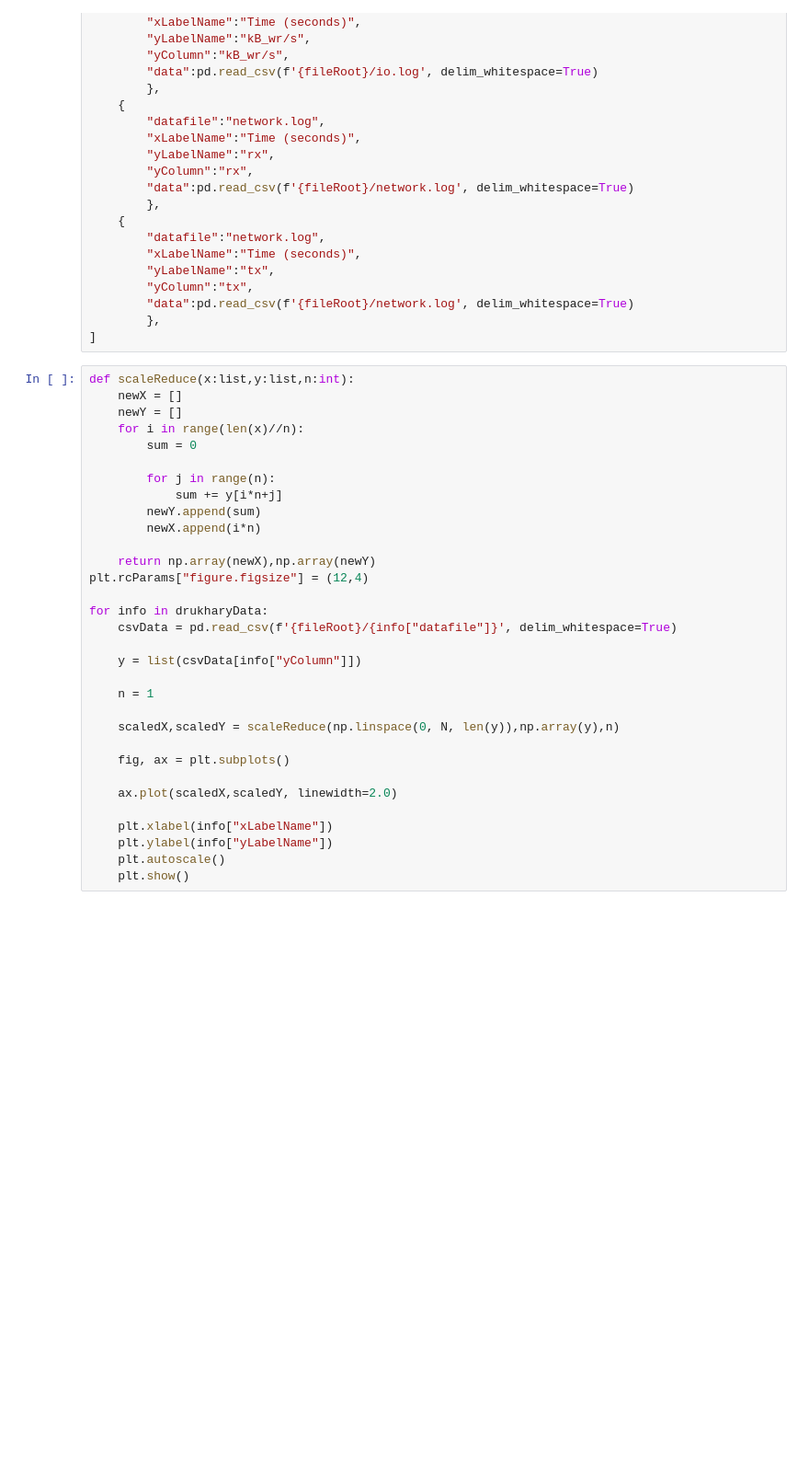
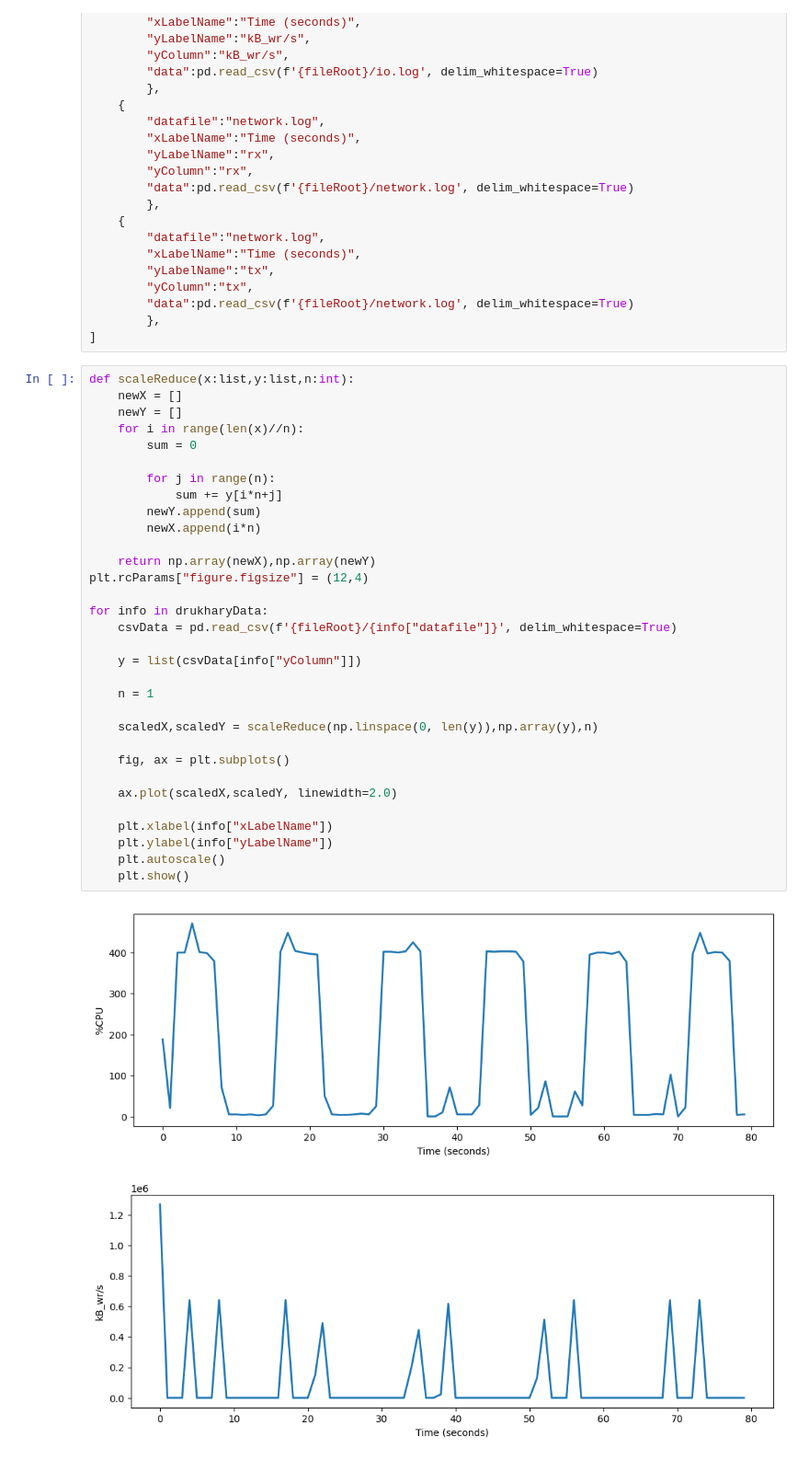
Before and after one commit to rkrisanoff/OS, a Jupyter notebook: src/proccess.ipynb, the cells around one changed output. Shown: that part at 92% size. Saved outputs shown, nothing was run; the diff lists cells and outputs as text; blank space fills up the shorter version.

```diff
--- a/src/proccess.ipynb
+++ b/src/proccess.ipynb
@@ -41,31 +41,34 @@ drukharyData = [
 def scaleReduce(x:list,y:list,n:int):
     newX = []
     newY = []
     for i in range(len(x)//n):
         sum = 0
 
         for j in range(n):
             sum += y[i*n+j]
         newY.append(sum)
         newX.append(i*n)
 
     return np.array(newX),np.array(newY)
 plt.rcParams["figure.figsize"] = (12,4)
 
 for info in drukharyData:
     csvData = pd.read_csv(f'{fileRoot}/{info["datafile"]}', delim_whitespace=True)
 
     y = list(csvData[info["yColumn"]])
 
     n = 1
 
-    scaledX,scaledY = scaleReduce(np.linspace(0, N, len(y)),np.array(y),n)
+    scaledX,scaledY = scaleReduce(np.linspace(0, len(y)),np.array(y),n)
 
     fig, ax = plt.subplots()
 
     ax.plot(scaledX,scaledY, linewidth=2.0)
 
     plt.xlabel(info["xLabelName"])
     plt.ylabel(info["yLabelName"])
     plt.autoscale()
     plt.show()
+# %% [output]
+[figure, added]
+[figure, added]
```
Also changed, not shown: parts of 2 cells of this notebook.
